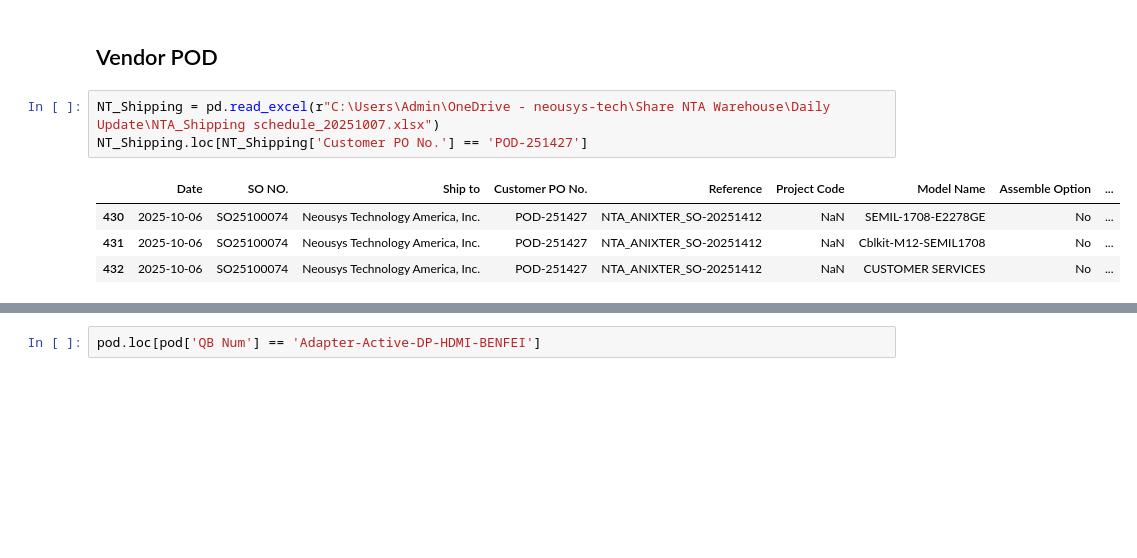
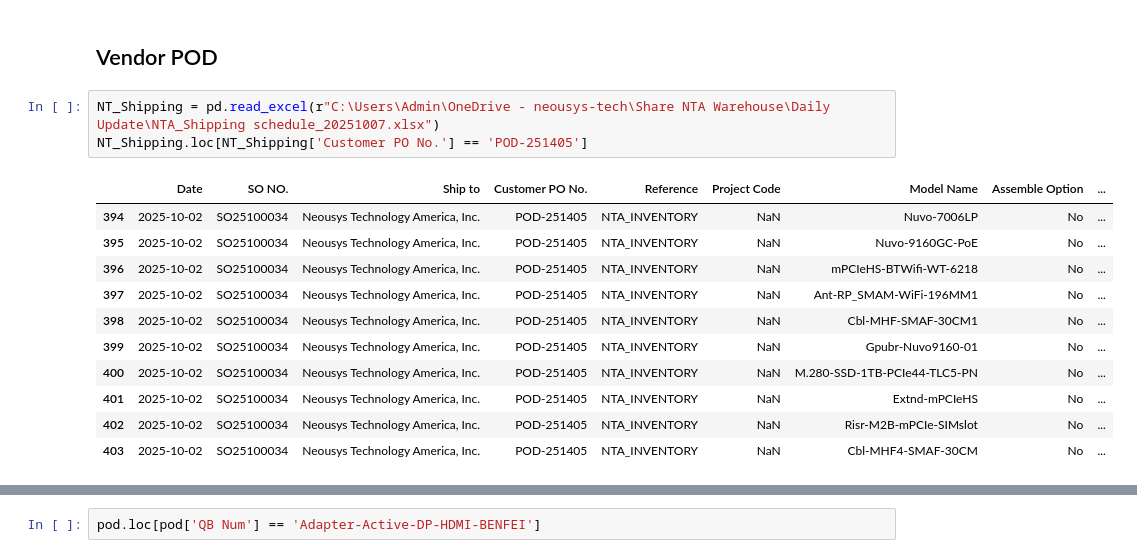
Before and after one commit to playoung2818/ERP_System, a Jupyter notebook: ERP_Dashboard.ipynb, the cells around one changed output, grey strips where cells are left out. Saved outputs shown, nothing was run; the diff lists cells and outputs as text; blank space fills up the shorter version.

```diff
--- a/ERP_Dashboard.ipynb
+++ b/ERP_Dashboard.ipynb
@@ -458,10 +453,17 @@ Written:
 ## Vendor POD
 # %%
 NT_Shipping = pd.read_excel(r"C:\Users\Admin\OneDrive - neousys-tech\Share NTA Warehouse\Daily Update\NTA_Shipping schedule_20251007.xlsx")
-NT_Shipping.loc[NT_Shipping['Customer PO No.'] == 'POD-251427']
+NT_Shipping.loc[NT_Shipping['Customer PO No.'] == 'POD-251405']
 # %% [output]
 |  | Date | SO NO. | Ship to | Customer PO No. | Reference | Project Code | Model Name | Assemble Option | ... |
-| 430 | 2025-10-06 | SO25100074 | Neousys Technology America, Inc. | POD-251427 | NTA_ANIXTER_SO-20251412 | NaN | SEMIL-1708-E2278GE | No | ... |
-| 431 | 2025-10-06 | SO25100074 | Neousys Technology America, Inc. | POD-251427 | NTA_ANIXTER_SO-20251412 | NaN | Cblkit-M12-SEMIL1708 | No | ... |
-| 432 | 2025-10-06 | SO25100074 | Neousys Technology America, Inc. | POD-251427 | NTA_ANIXTER_SO-20251412 | NaN | CUSTOMER SERVICES | No | ... |
+| 394 | 2025-10-02 | SO25100034 | Neousys Technology America, Inc. | POD-251405 | NTA_INVENTORY | NaN | Nuvo-7006LP | No | ... |
+| 395 | 2025-10-02 | SO25100034 | Neousys Technology America, Inc. | POD-251405 | NTA_INVENTORY | NaN | Nuvo-9160GC-PoE | No | ... |
+| 396 | 2025-10-02 | SO25100034 | Neousys Technology America, Inc. | POD-251405 | NTA_INVENTORY | NaN | mPCIeHS-BTWifi-WT-6218 | No | ... |
+| 397 | 2025-10-02 | SO25100034 | Neousys Technology America, Inc. | POD-251405 | NTA_INVENTORY | NaN | Ant-RP_SMAM-WiFi-196MM1 | No | ... |
+| 398 | 2025-10-02 | SO25100034 | Neousys Technology America, Inc. | POD-251405 | NTA_INVENTORY | NaN | Cbl-MHF-SMAF-30CM1 | No | ... |
+| 399 | 2025-10-02 | SO25100034 | Neousys Technology America, Inc. | POD-251405 | NTA_INVENTORY | NaN | Gpubr-Nuvo9160-01 | No | ... |
+| 400 | 2025-10-02 | SO25100034 | Neousys Technology America, Inc. | POD-251405 | NTA_INVENTORY | NaN | M.280-SSD-1TB-PCIe44-TLC5-PN | No | ... |
+| 401 | 2025-10-02 | SO25100034 | Neousys Technology America, Inc. | POD-251405 | NTA_INVENTORY | NaN | Extnd-mPCIeHS | No | ... |
+| 402 | 2025-10-02 | SO25100034 | Neousys Technology America, Inc. | POD-251405 | NTA_INVENTORY | NaN | Risr-M2B-mPCIe-SIMslot | No | ... |
+| 403 | 2025-10-02 | SO25100034 | Neousys Technology America, Inc. | POD-251405 | NTA_INVENTORY | NaN | Cbl-MHF4-SMAF-30CM | No | ... |
 # %%
```
Also changed, not shown: parts of 13 cells of this notebook, 3 other files.
